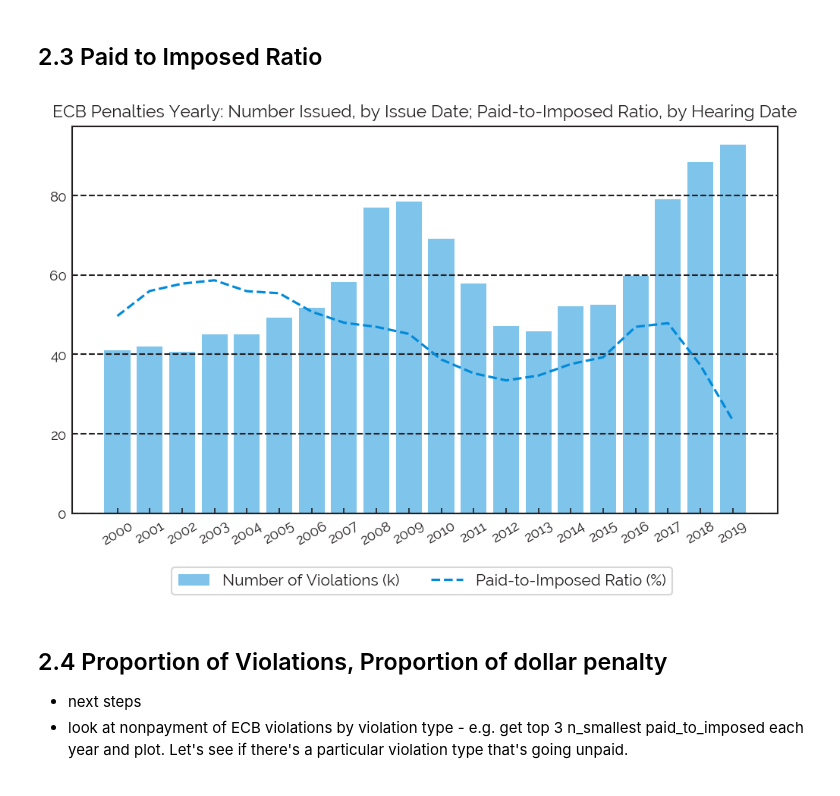
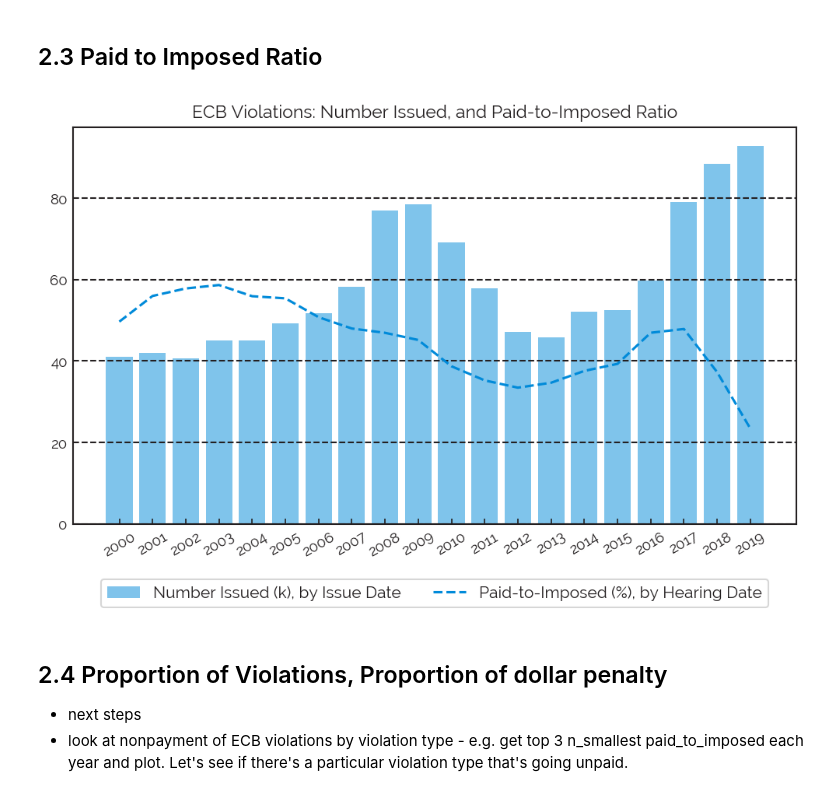
Before and after one commit to lermana/nyc_dob_analysis, a Jupyter notebook: notebooks/violations.ipynb, the cells around one changed output. Saved outputs shown, nothing was run; the diff lists cells and outputs as text; code cells hidden in the pictures.

Commit message:
slight tweak to figure 10

```diff
--- a/notebooks/violations.ipynb
+++ b/notebooks/violations.ipynb
@@ -236,38 +230,38 @@ ax.xaxis.set_major_locator(plt.FixedLocator(ecb_penalty_sum.index))
 ax.plot(ecb_penalty_sum.index,
          ecb_penalty_sum["ratio"],
          color=nt_blue,
          linestyle = '--',
-         label='Paid-to-Imposed Ratio (%)')
+         label='Paid-to-Imposed (%), by Hearing Date')
 
 ax.bar(ecb_penalty_sum.index,
        ecb_penalty_sum["violations"],
        color=nt_blue,
-       label='Number of Violations (k)',
+       label='Number Issued (k), by Issue Date',
        alpha = 0.5)
 
 
 xlab = ax.set_xlabel(None)
 # ylab = ax.set_ylabel("Ratio (%)")
 handles, labels = ax.get_legend_handles_labels()
 
 ax.legend(handles[::-1],
           labels[::-1],
           loc='center left',
-          bbox_to_anchor=(0.13, -0.175),
+          bbox_to_anchor=(0.0275, -0.175),
           fancybox=True,
           shadow=False,
           ncol=2)
 
 ax.spines["top"].set_visible(True)
 ax.spines["right"].set_visible(True)
 # formating grid line
 ax.grid(axis="y", color=nt_black, linestyle="--", linewidth=1)
 ax.set_xticklabels(ecb_penalty_sum.index,rotation=30)
-t = ax.title.set_text("ECB Penalties Yearly: Number Issued, by Issue Date; Paid-to-Imposed Ratio, by Hearing Date")
+t = ax.title.set_text("ECB Violations: Number Issued, and Paid-to-Imposed Ratio")
 
 savefig("penalty_paid_to_imposed_yearly.png", fig, bottom=.2)
 # %% [output]
-[figure, old version]
+[figure, new version]
 # %%
 ecb_penalty_sum.to_csv("paid_to_imposed.csv")
 # %% [markdown]
```
Also changed, not shown: parts of 2 cells of this notebook, 1 other file.
